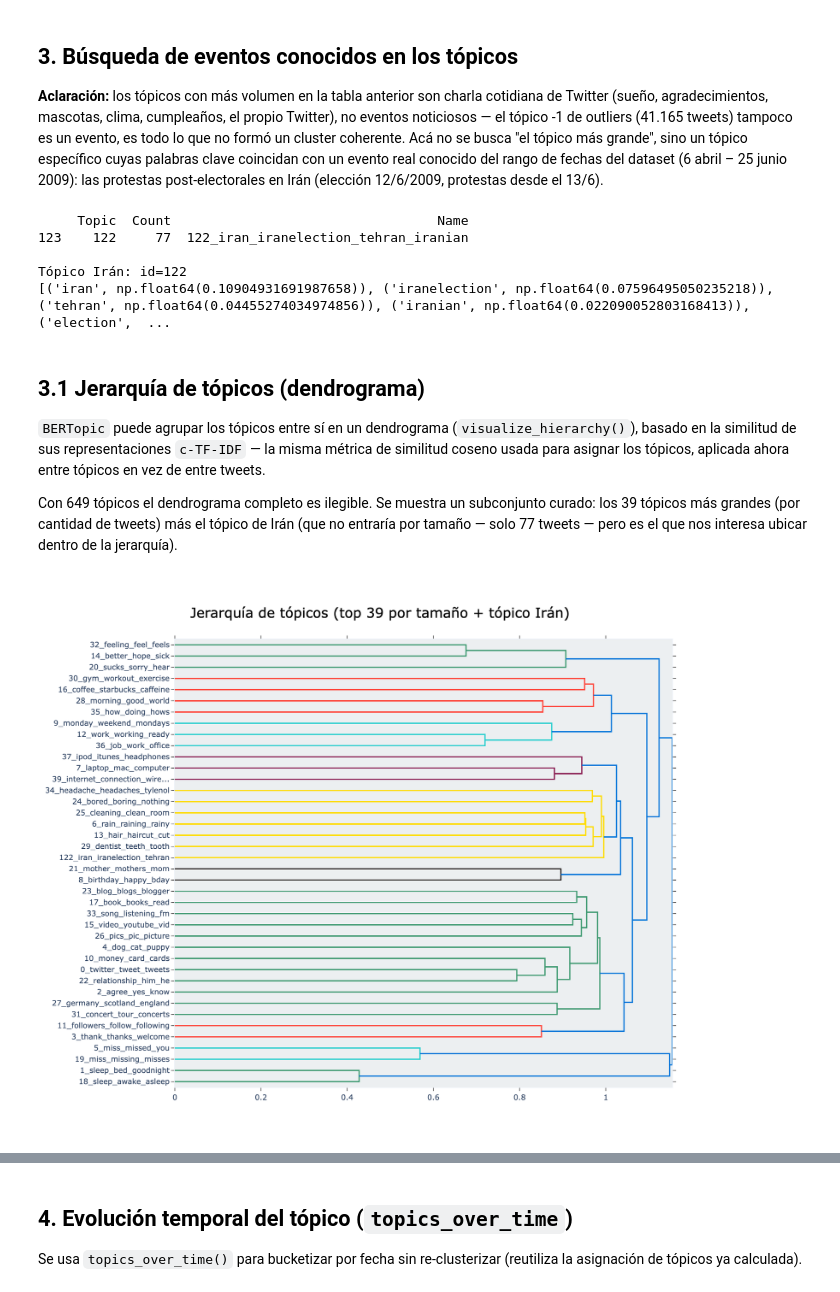
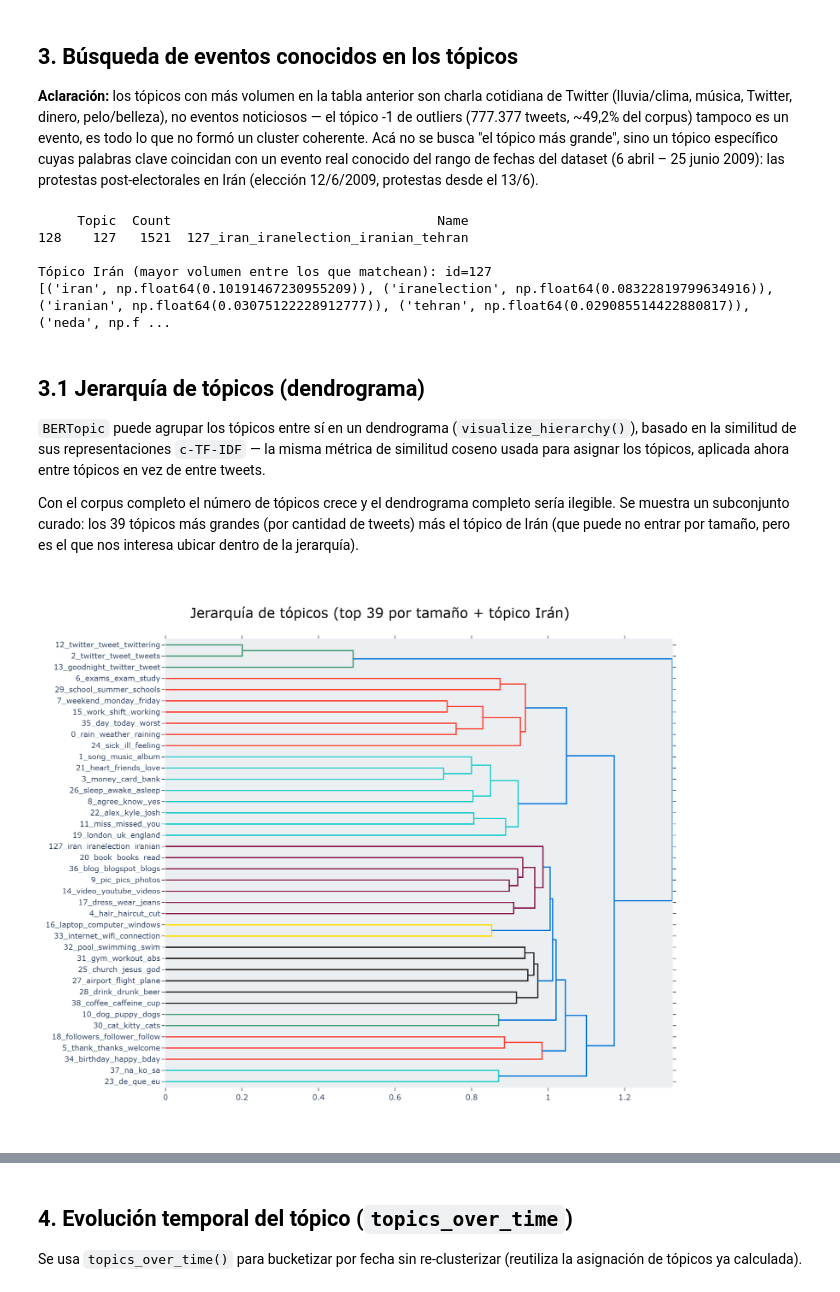
Before and after one commit to gzarazaga/trabajo-practico-3, a Jupyter notebook: notebooks/05_topicos_temporales.ipynb, the cells around one changed output, grey strips where cells are left out. Saved outputs shown, nothing was run; the diff lists cells and outputs as text; code cells hidden in the pictures.

```diff
--- a/notebooks/05_topicos_temporales.ipynb
+++ b/notebooks/05_topicos_temporales.ipynb
@@ -27,7 +31,6 @@ from bertopic import BERTopic
 from umap import UMAP
 
 RANDOM_STATE = 42
-SAMPLE_N = 80000
 
 COLS = ["polarity", "id", "date", "query", "user", "text"]
 raw_fechas = pd.read_csv(
@@ -39,7 +42,7 @@ df = pd.read_csv("../data/processed/train_processed.csv.gz")
 df = df.merge(raw_fechas, on="id", how="left")
 df["date"] = pd.to_datetime(df["date"].str.replace(" PDT", "", regex=False), format="%a %b %d %H:%M:%S %Y")
 
-sample = df.sample(SAMPLE_N, random_state=RANDOM_STATE).reset_index(drop=True)
-print(f"Muestra: {len(sample):,} tweets")
-print(f"Rango de fechas: {sample['date'].min()} -> {sample['date'].max()}")
+corpus = df.reset_index(drop=True)
+print(f"Corpus completo: {len(corpus):,} tweets")
+print(f"Rango de fechas: {corpus['date'].min()} -> {corpus['date'].max()}")
 # %% [output]
@@ -54,20 +59,32 @@ Se usa `all-MiniLM-L6-v2` (sentence-transformers): liviano, rápido en CPU y suf
 # %%
+import os
+from hdbscan import HDBSCAN
+
+EMBEDDINGS_PATH = "../models/embeddings_train_full.npy"
+
 model_embeddings = SentenceTransformer("all-MiniLM-L6-v2")
 
-t0 = time.time()
-embeddings = model_embeddings.encode(sample["text"].tolist(), batch_size=128, show_progress_bar=False)
-print(f"Embeddings: {time.time() - t0:.1f}s, shape {embeddings.shape}")
+if os.path.exists(EMBEDDINGS_PATH):
+    embeddings = np.load(EMBEDDINGS_PATH)
+    print(f"Embeddings cargados desde cache: shape {embeddings.shape}")
+else:
+    t0 = time.time()
+    embeddings = model_embeddings.encode(corpus["text"].tolist(), batch_size=128, show_progress_bar=True)
+    print(f"Embeddings: {time.time() - t0:.1f}s, shape {embeddings.shape}")
+    os.makedirs(os.path.dirname(EMBEDDINGS_PATH), exist_ok=True)
+    np.save(EMBEDDINGS_PATH, embeddings)
 
-umap_model = UMAP(n_neighbors=15, n_components=5, min_dist=0.0, metric="cosine", random_state=RANDOM_STATE)
+umap_model = UMAP(n_neighbors=15, n_components=5, min_dist=0.0, metric="cosine", random_state=RANDOM_STATE, low_memory=True)
+hdbscan_model = HDBSCAN(min_cluster_size=200, metric="euclidean", cluster_selection_method="eom", core_dist_n_jobs=-1)
 
 t0 = time.time()
-topic_model = BERTopic(embedding_model=model_embeddings, umap_model=umap_model, calculate_probabilities=False, verbose=False)
-topics, _ = topic_model.fit_transform(sample["text"].tolist(), embeddings)
-sample["topic"] = topics
+topic_model = BERTopic(embedding_model=model_embeddings, umap_model=umap_model, hdbscan_model=hdbscan_model, calculate_probabilities=False, verbose=True)
+topics, _ = topic_model.fit_transform(corpus["text"].tolist(), embeddings)
+corpus["topic"] = topics
 print(f"BERTopic fit: {time.time() - t0:.1f}s")
 
 info = topic_model.get_topic_info()
-n_outliers = (sample["topic"] == -1).sum()
+n_outliers = (corpus["topic"] == -1).sum()
 print(f"Tópicos encontrados: {len(info) - 1} (+ tópico -1 de outliers, {n_outliers:,} tweets)")
 info.head(10)
 # %% [output]
@@ -89,40 +124,40 @@ Tópicos encontrados: 649 (+ tópico -1 de outliers, 41,165 tweets)
 # %% [markdown]
 ## 3. Búsqueda de eventos conocidos en los tópicos
 
-**Aclaración:** los tópicos con más volumen en la tabla anterior son charla cotidiana de Twitter (sueño, agradecimientos, mascotas, clima, cumpleaños, el propio Twitter), no eventos noticiosos — el tópico -1 de outliers (41.165 tweets) tampoco es un evento, es todo lo que no formó un cluster coherente. Acá no se busca "el tópico más grande", sino un tópico específico cuyas palabras clave coincidan con un evento real conocido del rango de fechas del dataset (6 abril – 25 junio 2009): las protestas post-electorales en Irán (elección 12/6/2009, protestas desde el 13/6).
+**Aclaración:** los tópicos con más volumen en la tabla anterior son charla cotidiana de Twitter (lluvia/clima, música, Twitter, dinero, pelo/belleza), no eventos noticiosos — el tópico -1 de outliers (777.377 tweets, ~49,2% del corpus) tampoco es un evento, es todo lo que no formó un cluster coherente. Acá no se busca "el tópico más grande", sino un tópico específico cuyas palabras clave coincidan con un evento real conocido del rango de fechas del dataset (6 abril – 25 junio 2009): las protestas post-electorales en Irán (elección 12/6/2009, protestas desde el 13/6).
 # %%
-iran_rows = info[info["Name"].str.contains("iran", case=False, na=False)]
+iran_rows = info[info["Name"].str.contains("iran", case=False, na=False)].sort_values("Count", ascending=False)
 print(iran_rows[["Topic", "Count", "Name"]])
 
 iran_topic_id = int(iran_rows.iloc[0]["Topic"])
-print(f"\nTópico Irán: id={iran_topic_id}")
+print(f"\nTópico Irán (mayor volumen entre los que matchean): id={iran_topic_id}")
 print(topic_model.get_topic(iran_topic_id))
 # %% [output]
      Topic  Count                                  Name
-123    122     77  122_iran_iranelection_tehran_iranian
+128    127   1521  127_iran_iranelection_iranian_tehran
 
-Tópico Irán: id=122
-[('iran', np.float64(0.10904931691987658)), ('iranelection', np.float64(0.07596495050235218)), ('tehran', np.float64(0.04455274034974856)), ('iranian', np.float64(0.022090052803168413)), ('election',  ...
+Tópico Irán (mayor volumen entre los que matchean): id=127
+[('iran', np.float64(0.10191467230955209)), ('iranelection', np.float64(0.08322819799634916)), ('iranian', np.float64(0.03075122228912777)), ('tehran', np.float64(0.029085514422880817)), ('neda', np.f ...
 # %% [markdown]
 ## 3.1 Jerarquía de tópicos (dendrograma)
 
 `BERTopic` puede agrupar los tópicos entre sí en un dendrograma (`visualize_hierarchy()`), basado en la similitud de sus representaciones `c-TF-IDF` — la misma métrica de similitud coseno usada para asignar los tópicos, aplicada ahora entre tópicos en vez de entre tweets.
 
-Con 649 tópicos el dendrograma completo es ilegible. Se muestra un subconjunto curado: los 39 tópicos más grandes (por cantidad de tweets) más el tópico de Irán (que no entraría por tamaño — solo 77 tweets — pero es el que nos interesa ubicar dentro de la jerarquía).
+Con el corpus completo el número de tópicos crece y el dendrograma completo sería ilegible. Se muestra un subconjunto curado: los 39 tópicos más grandes (por cantidad de tweets) más el tópico de Irán (que puede no entrar por tamaño, pero es el que nos interesa ubicar dentro de la jerarquía).
 # %%
 from IPython.display import Image
 
 info_sizes = info[info["Topic"] != -1].sort_values("Count", ascending=False)
 top_ids = info_sizes.head(39)["Topic"].tolist()
 if iran_topic_id not in top_ids:
     top_ids.append(iran_topic_id)
 
-hierarchical_topics = topic_model.hierarchical_topics(sample["text"].tolist())
+hierarchical_topics = topic_model.hierarchical_topics(corpus["text"].tolist())
 fig = topic_model.visualize_hierarchy(topics=top_ids, hierarchical_topics=hierarchical_topics,
                                        title="Jerarquía de tópicos (top 39 por tamaño + tópico Irán)")
 
 img_bytes = fig.to_image(format="png", width=1100, height=900, scale=2)
 Image(img_bytes)
 # %% [output]
-[figure, old version]
+[figure, new version]
 # %% [markdown]
```
Also changed, not shown: parts of 15 cells of this notebook, 4 other files.
